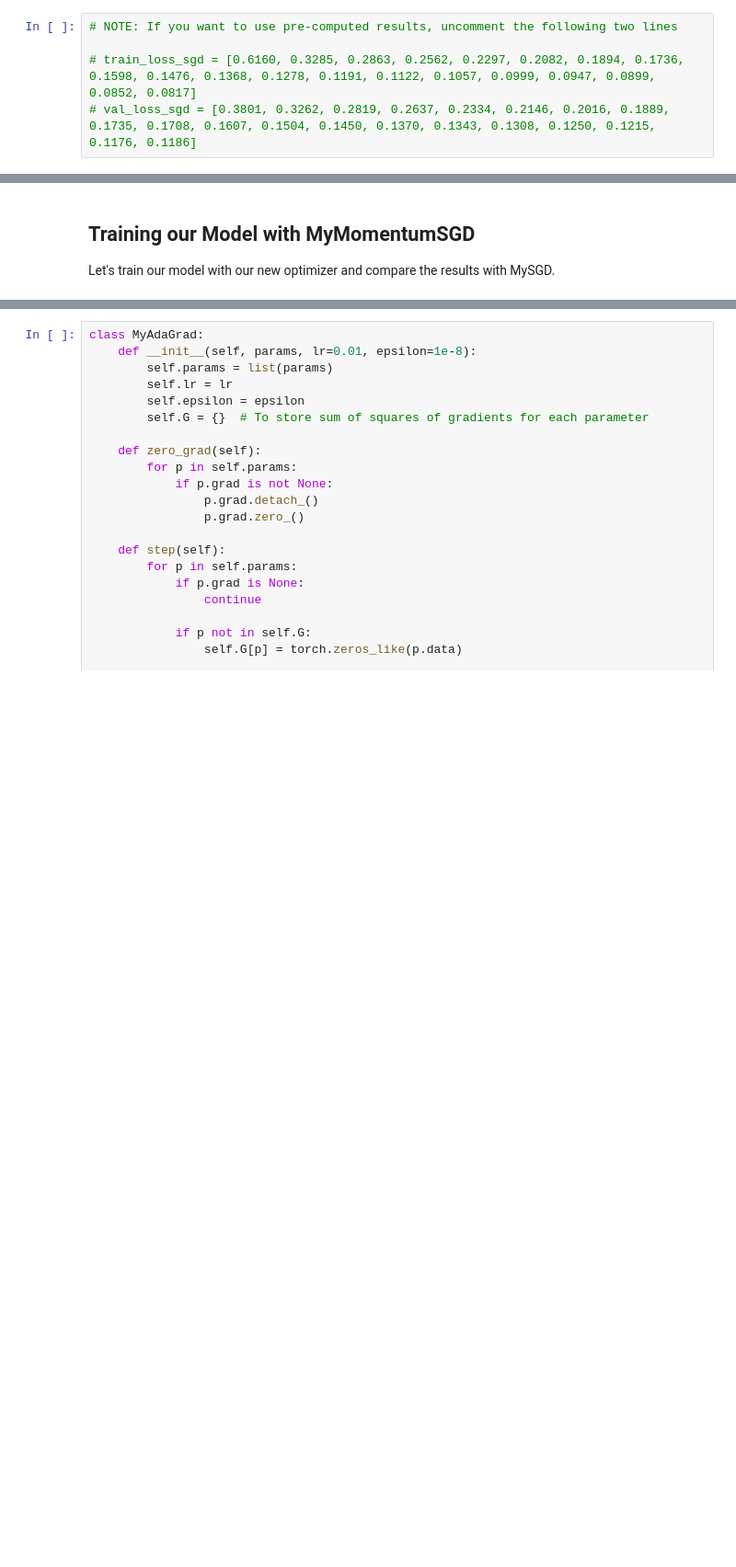
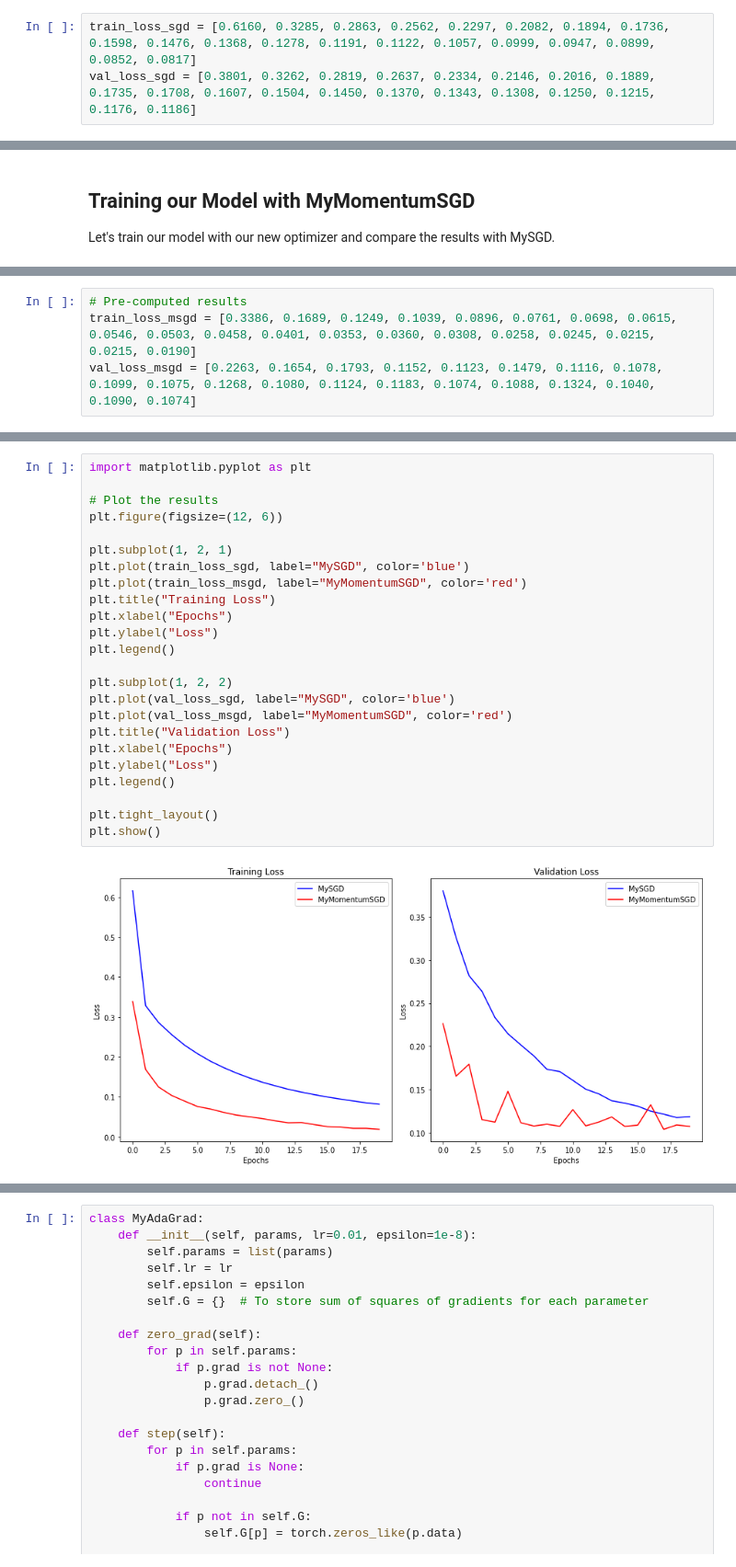
Before and after one commit to b-turan/deeplearning-co-at-work2024, a Jupyter notebook: main.ipynb, the cells around one changed output, grey strips where cells are left out. Shown at 92% size. Saved outputs shown, nothing was run; the diff lists cells and outputs as text; blank space fills up the shorter version.

```diff
--- a/main.ipynb
+++ b/main.ipynb
@@ -285,8 +260,6 @@ Epoch 20/20, Training Loss: 0.0817, Validation Loss: 0.1186, Validation Accuracy
 # %%
-# NOTE: If you want to use pre-computed results, uncomment the following two lines
-
-# train_loss_sgd = [0.6160, 0.3285, 0.2863, 0.2562, 0.2297, 0.2082, 0.1894, 0.1736, 0.1598, 0.1476, 0.1368, 0.1278, 0.1191, 0.1122, 0.1057, 0.0999, 0.0947, 0.0899, 0.0852, 0.0817]
-# val_loss_sgd = [0.3801, 0.3262, 0.2819, 0.2637, 0.2334, 0.2146, 0.2016, 0.1889, 0.1735, 0.1708, 0.1607, 0.1504, 0.1450, 0.1370, 0.1343, 0.1308, 0.1250, 0.1215, 0.1176, 0.1186]
+train_loss_sgd = [0.6160, 0.3285, 0.2863, 0.2562, 0.2297, 0.2082, 0.1894, 0.1736, 0.1598, 0.1476, 0.1368, 0.1278, 0.1191, 0.1122, 0.1057, 0.0999, 0.0947, 0.0899, 0.0852, 0.0817]
+val_loss_sgd = [0.3801, 0.3262, 0.2819, 0.2637, 0.2334, 0.2146, 0.2016, 0.1889, 0.1735, 0.1708, 0.1607, 0.1504, 0.1450, 0.1370, 0.1343, 0.1308, 0.1250, 0.1215, 0.1176, 0.1186]
 # %% [markdown]
 Great! At this point you should have obtained a validation accuracy of >90% with your (mini-batch) SGD implementation. If not, you can try to tune the hyperparameters (learning rate, batch size, number of epochs, etc.) to improve the performance. However the default values should be sufficient to obtain a reasonable accuracy. The initialization of the model parameters is also important for the final performance and is one of the reasons why we obtain different results when running the same code multiple times.
 
@@ -401,0 +381,4 @@ val_loss_msgd = [1.6359, 1.6219, 1.5547, 1.5392, 1.5304, 1.5233, 1.5183, 1.5132,
+# %%
+# Pre-computed results
+train_loss_msgd = [0.3386, 0.1689, 0.1249, 0.1039, 0.0896, 0.0761, 0.0698, 0.0615, 0.0546, 0.0503, 0.0458, 0.0401, 0.0353, 0.0360, 0.0308, 0.0258, 0.0245, 0.0215, 0.0215, 0.0190]
+val_loss_msgd = [0.2263, 0.1654, 0.1793, 0.1152, 0.1123, 0.1479, 0.1116, 0.1078, 0.1099, 0.1075, 0.1268, 0.1080, 0.1124, 0.1183, 0.1074, 0.1088, 0.1324, 0.1040, 0.1090, 0.1074]
@@ -401,0 +389,26 @@ val_loss_msgd = [1.6359, 1.6219, 1.5547, 1.5392, 1.5304, 1.5233, 1.5183, 1.5132,
+# %%
+import matplotlib.pyplot as plt
+
+# Plot the results
+plt.figure(figsize=(12, 6))
+
+plt.subplot(1, 2, 1)
+plt.plot(train_loss_sgd, label="MySGD", color='blue')
+plt.plot(train_loss_msgd, label="MyMomentumSGD", color='red')
+plt.title("Training Loss")
+plt.xlabel("Epochs")
+plt.ylabel("Loss")
+plt.legend()
+
+plt.subplot(1, 2, 2)
+plt.plot(val_loss_sgd, label="MySGD", color='blue')
+plt.plot(val_loss_msgd, label="MyMomentumSGD", color='red')
+plt.title("Validation Loss")
+plt.xlabel("Epochs")
+plt.ylabel("Loss")
+plt.legend()
+
+plt.tight_layout()
+plt.show()
+# %% [output]
+[figure, added]
```
Also changed, not shown: parts of 25 cells of this notebook.
